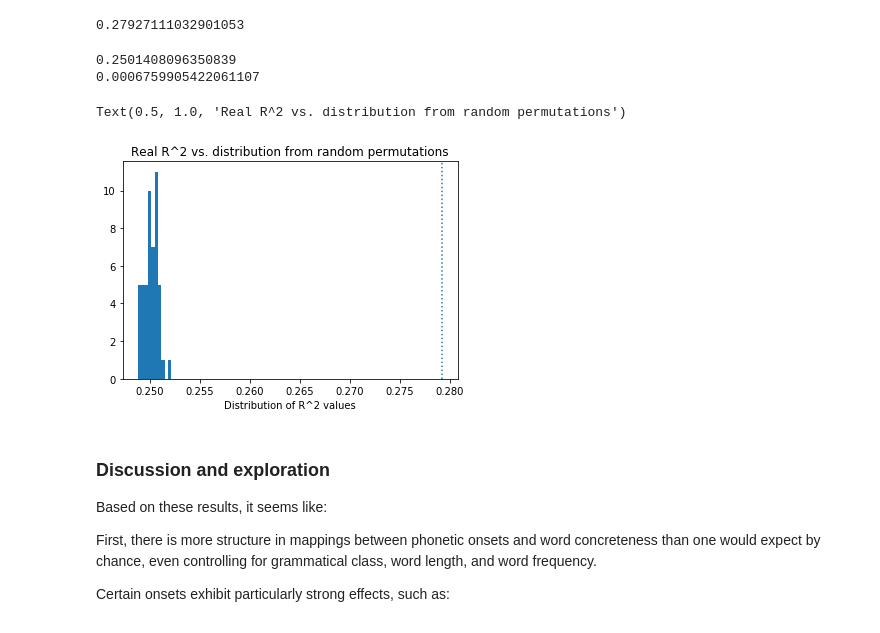
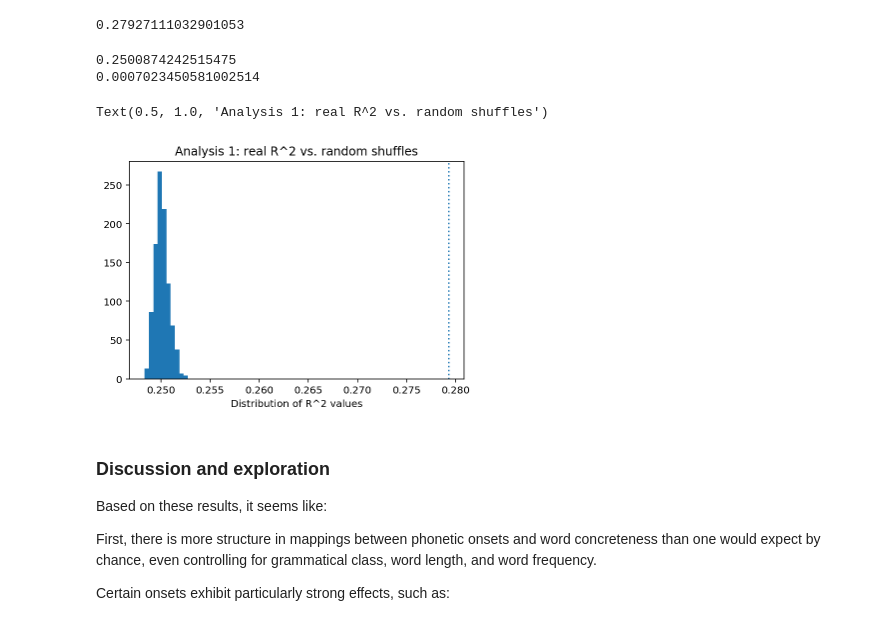
Before and after one commit to seantrott/concreteness, a Jupyter notebook: phonetic_onset_brysbaert.ipynb, the cells around one changed output. Drawn from its saved outputs; the diff is of its cells as text; code cells hidden in the pictures.

```diff
--- a/phonetic_onset_brysbaert.ipynb
+++ b/phonetic_onset_brysbaert.ipynb
@@ -122,7 +135,7 @@ result.rsquared
 shuffled_rsquares = []
 true_rsquare = result.rsquared
 
-NUM_SHUFFLES = 50
+NUM_SHUFFLES = 1000
 
 for shuffle in tqdm(range(NUM_SHUFFLES)):
     new_df = df_merged.copy()
@@ -134,16 +147,16 @@ shuffled_rsquares_np = np.array(shuffled_rsquares)
 print(np.mean(shuffled_rsquares_np))
 print(np.std(shuffled_rsquares_np))
 # %% [output]
-0.2501408096350839
-0.0006759905422061107
+0.2500874242515475
+0.0007023450581002514
 # %%
 plt.hist(shuffled_rsquares)
 plt.axvline(x=true_rsquare, linestyle="dotted")
 plt.xlabel("Distribution of R^2 values")
-plt.title("Real R^2 vs. distribution from random permutations")
+plt.title("Analysis 1: real R^2 vs. random shuffles")
 # %% [output]
-Text(0.5, 1.0, 'Real R^2 vs. distribution from random permutations')
+Text(0.5, 1.0, 'Analysis 1: real R^2 vs. random shuffles')
-[figure, old version]
+[figure, new version]
 # %% [markdown]
 ### Discussion and exploration
 
```
Also changed, not shown: parts of 26 cells of this notebook.
